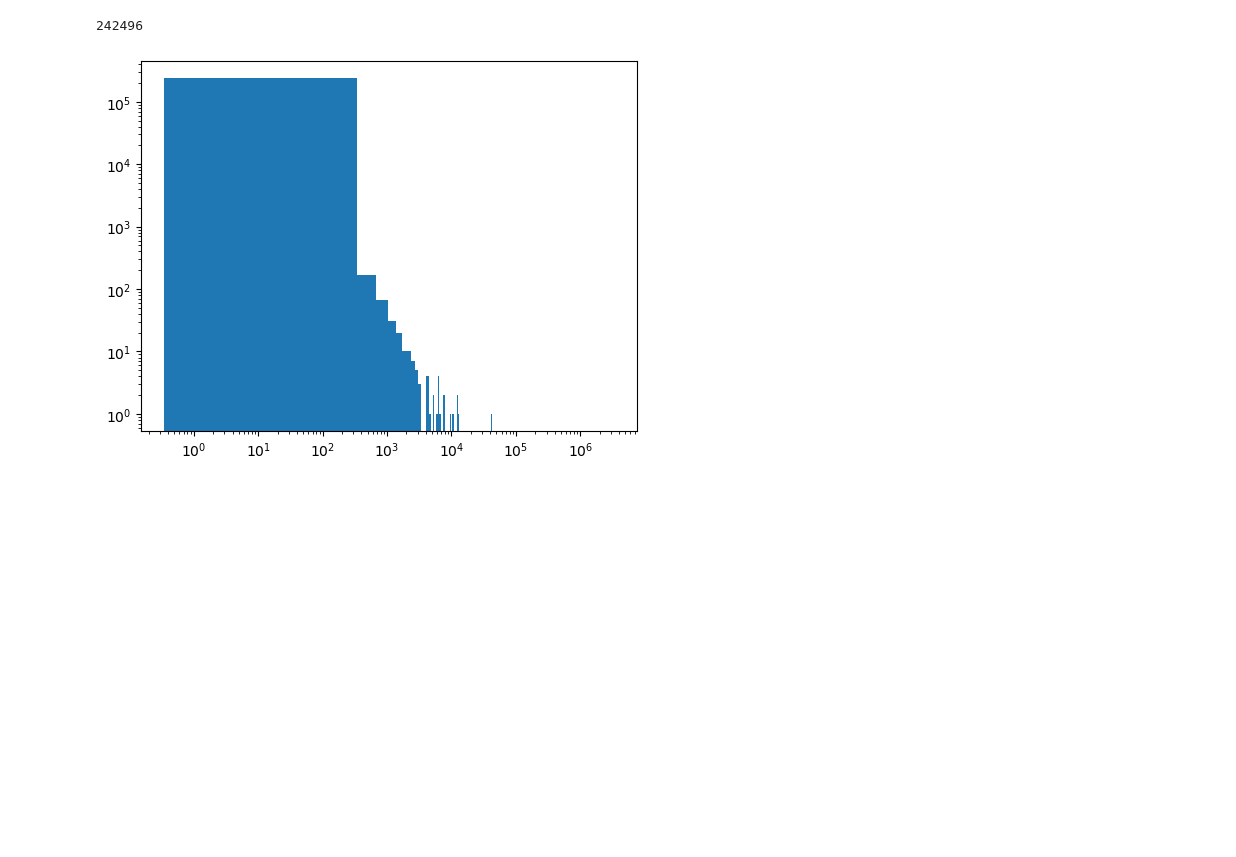
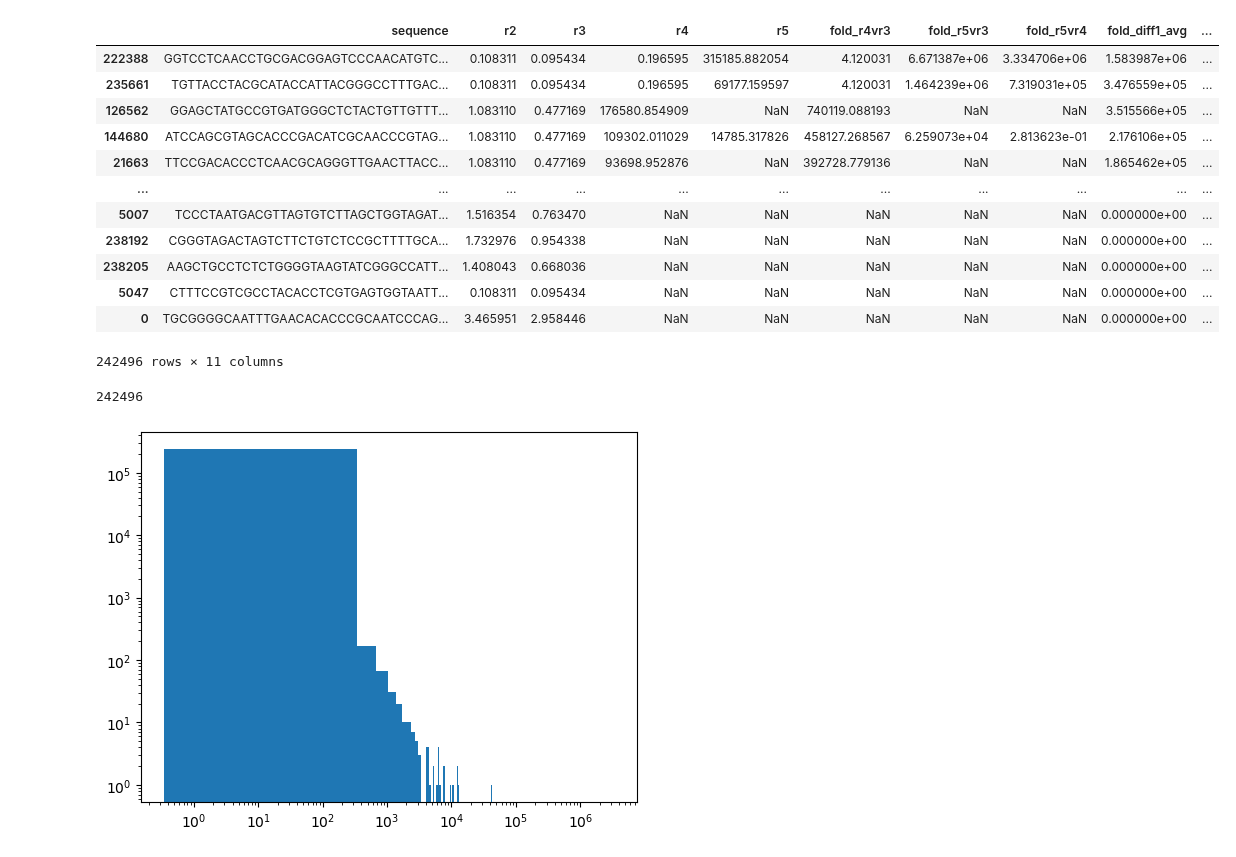
Before and after one commit to Jonahowns/phage_display_ML, a Jupyter notebook: datasets/exosome_dataset_prep_classifier.ipynb, the cells around one changed output. Cells and saved outputs as stored; diff of their text form; code cells hidden in the pictures; blank space fills up the shorter version.

```diff
--- a/datasets/exosome_dataset_prep_classifier.ipynb
+++ b/datasets/exosome_dataset_prep_classifier.ipynb
@@ -92 +119,17 @@ exo_pd = enrichment_averge(exo_pd, ["r2", "r3", "r4", "r5"], min_diff=1, max_dif
+# %%
+final_exo_pd.drop_duplicates(subset="sequence")
+# %% [output]
+|  | sequence | r2 | r3 | r4 | r5 | fold_r4vr3 | fold_r5vr3 | fold_r5vr4 | fold_diff1_avg | ... |
+| 222388 | GGTCCTCAACCTGCGACGGAGTCCCAACATGTC... | 0.108311 | 0.095434 | 0.196595 | 315185.882054 | 4.120031 | 6.671387e+06 | 3.334706e+06 | 1.583987e+06 | ... |
+| 235661 | TGTTACCTACGCATACCATTACGGGCCTTTGAC... | 0.108311 | 0.095434 | 0.196595 | 69177.159597 | 4.120031 | 1.464239e+06 | 7.319031e+05 | 3.476559e+05 | ... |
+| 126562 | GGAGCTATGCCGTGATGGGCTCTACTGTTGTTT... | 1.083110 | 0.477169 | 176580.854909 | NaN | 740119.088193 | NaN | NaN | 3.515566e+05 | ... |
+| 144680 | ATCCAGCGTAGCACCCGACATCGCAACCCGTAG... | 1.083110 | 0.477169 | 109302.011029 | 14785.317826 | 458127.268567 | 6.259073e+04 | 2.813623e-01 | 2.176106e+05 | ... |
+| 21663 | TTCCGACACCCTCAACGCAGGGTTGAACTTACC... | 1.083110 | 0.477169 | 93698.952876 | NaN | 392728.779136 | NaN | NaN | 1.865462e+05 | ... |
+| ... | ... | ... | ... | ... | ... | ... | ... | ... | ... | ... |
+| 5007 | TCCCTAATGACGTTAGTGTCTTAGCTGGTAGAT... | 1.516354 | 0.763470 | NaN | NaN | NaN | NaN | NaN | 0.000000e+00 | ... |
+| 238192 | CGGGTAGACTAGTCTTCTGTCTCCGCTTTTGCA... | 1.732976 | 0.954338 | NaN | NaN | NaN | NaN | NaN | 0.000000e+00 | ... |
+| 238205 | AAGCTGCCTCTCTGGGGTAAGTATCGGGCCATT... | 1.408043 | 0.668036 | NaN | NaN | NaN | NaN | NaN | 0.000000e+00 | ... |
+| 5047 | CTTTCCGTCGCCTACACCTCGTGAGTGGTAATT... | 0.108311 | 0.095434 | NaN | NaN | NaN | NaN | NaN | 0.000000e+00 | ... |
+| 0 | TGCGGGGCAATTTGAACACACCCGCAATCCCAG... | 3.465951 | 2.958446 | NaN | NaN | NaN | NaN | NaN | 0.000000e+00 | ... |
+242496 rows × 11 columns
 # %%
```
Also changed, not shown: parts of 8 cells of this notebook, 17 other files.
